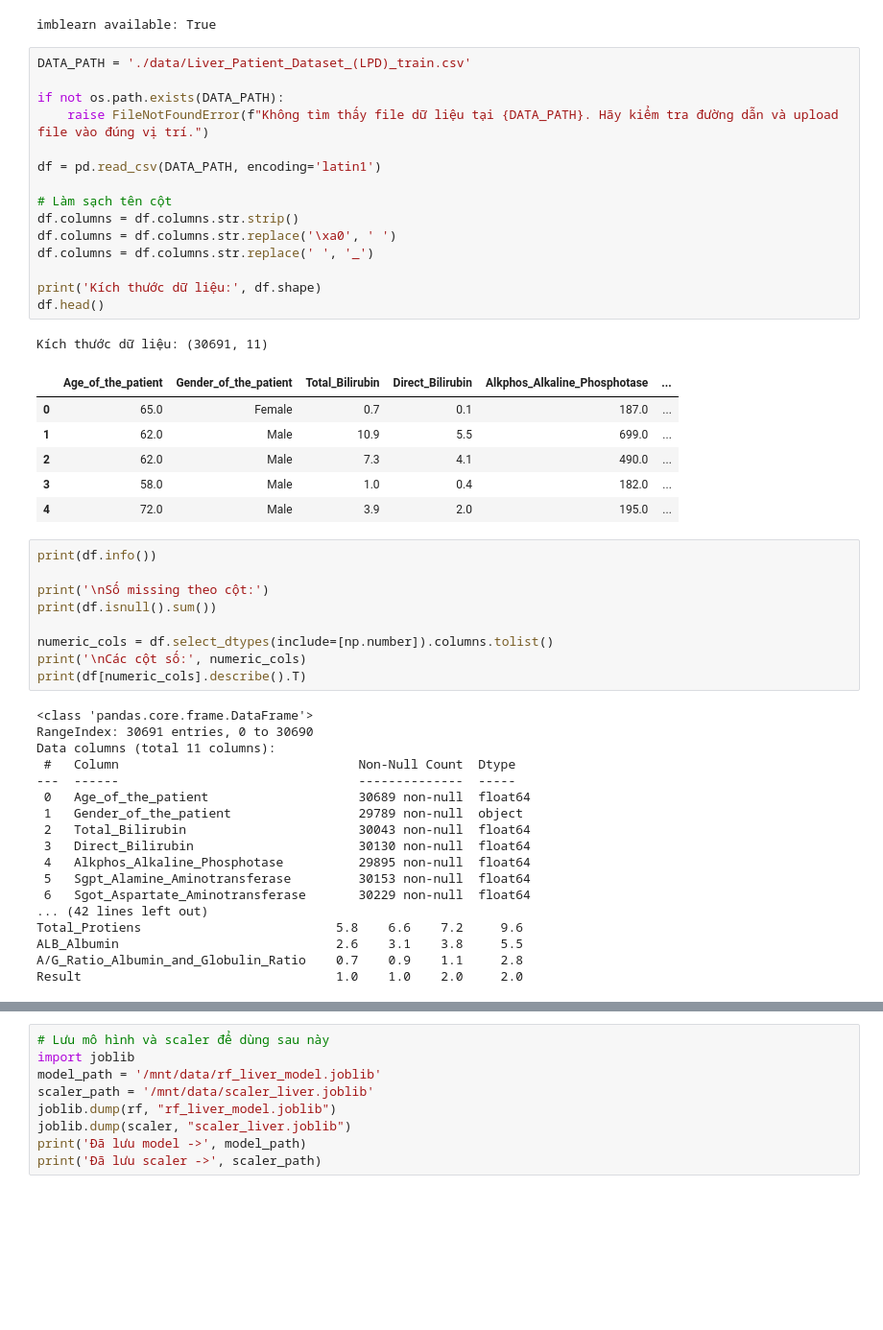
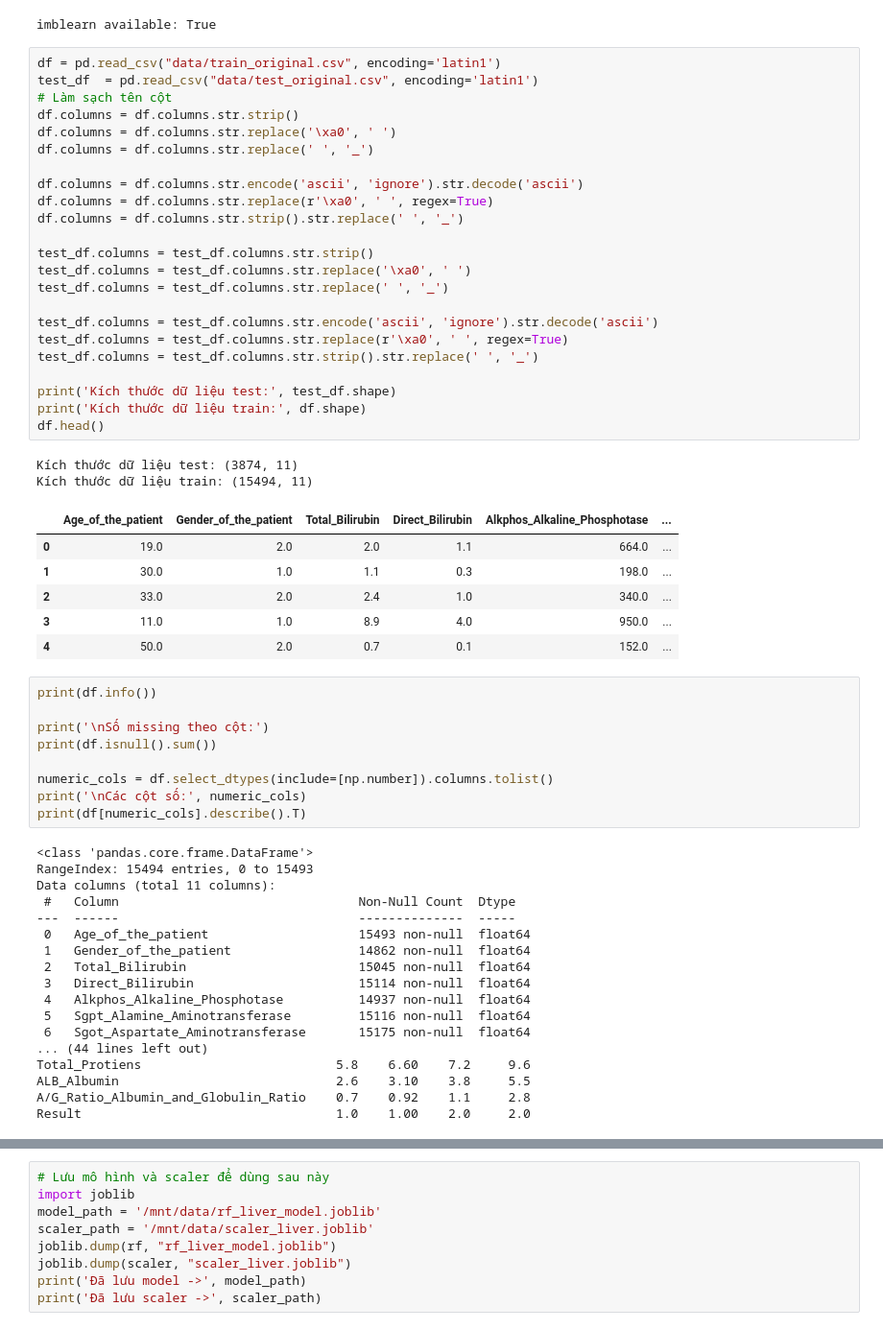
Before and after one commit to supernewbiecoder/DuDoanBenhGanDuaTrenDuLieu_KNN, a Jupyter notebook: liver_classification_notebook.ipynb, the cells around one changed output, grey strips where cells are left out. Shown at 96% size. Cells and saved outputs as stored; diff of their text form; blank space fills up the shorter version.

Commit message:
use same train and test data

```diff
--- a/liver_classification_notebook.ipynb
+++ b/liver_classification_notebook.ipynb
@@ -35,28 +35,37 @@ print('imblearn available:', imblearn_available)
 # %% [output]
 imblearn available: True
 # %%
-DATA_PATH = './data/Liver_Patient_Dataset_(LPD)_train.csv'
-
-if not os.path.exists(DATA_PATH):
-    raise FileNotFoundError(f"Không tìm thấy file dữ liệu tại {DATA_PATH}. Hãy kiểm tra đường dẫn và upload file vào đúng vị trí.")
-
-df = pd.read_csv(DATA_PATH, encoding='latin1')
-
+df = pd.read_csv("data/train_original.csv", encoding='latin1')
+test_df  = pd.read_csv("data/test_original.csv", encoding='latin1')
 # Làm sạch tên cột
 df.columns = df.columns.str.strip()
 df.columns = df.columns.str.replace('\xa0', ' ')
 df.columns = df.columns.str.replace(' ', '_')
 
-print('Kích thước dữ liệu:', df.shape)
+df.columns = df.columns.str.encode('ascii', 'ignore').str.decode('ascii')
+df.columns = df.columns.str.replace(r'\xa0', ' ', regex=True)
+df.columns = df.columns.str.strip().str.replace(' ', '_')
+
+test_df.columns = test_df.columns.str.strip()
+test_df.columns = test_df.columns.str.replace('\xa0', ' ')
+test_df.columns = test_df.columns.str.replace(' ', '_')
+
+test_df.columns = test_df.columns.str.encode('ascii', 'ignore').str.decode('ascii')
+test_df.columns = test_df.columns.str.replace(r'\xa0', ' ', regex=True)
+test_df.columns = test_df.columns.str.strip().str.replace(' ', '_')
+
+print('Kích thước dữ liệu test:', test_df.shape)
+print('Kích thước dữ liệu train:', df.shape)
 df.head()
 # %% [output]
-Kích thước dữ liệu: (30691, 11)
+Kích thước dữ liệu test: (3874, 11)
+Kích thước dữ liệu train: (15494, 11)
 |  | Age_of_the_patient | Gender_of_the_patient | Total_Bilirubin | Direct_Bilirubin | Alkphos_Alkaline_Phosphotase | ... |
-| 0 | 65.0 | Female | 0.7 | 0.1 | 187.0 | ... |
-| 1 | 62.0 | Male | 10.9 | 5.5 | 699.0 | ... |
-| 2 | 62.0 | Male | 7.3 | 4.1 | 490.0 | ... |
-| 3 | 58.0 | Male | 1.0 | 0.4 | 182.0 | ... |
-| 4 | 72.0 | Male | 3.9 | 2.0 | 195.0 | ... |
+| 0 | 19.0 | 2.0 | 2.0 | 1.1 | 664.0 | ... |
+| 1 | 30.0 | 1.0 | 1.1 | 0.3 | 198.0 | ... |
+| 2 | 33.0 | 2.0 | 2.4 | 1.0 | 340.0 | ... |
+| 3 | 11.0 | 1.0 | 8.9 | 4.0 | 950.0 | ... |
+| 4 | 50.0 | 2.0 | 0.7 | 0.1 | 152.0 | ... |
 # %%
 print(df.info())
 
@@ -68,21 +77,21 @@ print('\nCác cột số:', numeric_cols)
 print(df[numeric_cols].describe().T)
 # %% [output]
 <class 'pandas.core.frame.DataFrame'>
-RangeIndex: 30691 entries, 0 to 30690
+RangeIndex: 15494 entries, 0 to 15493
 Data columns (total 11 columns):
  #   Column                                Non-Null Count  Dtype
 ---  ------                                --------------  -----
- 0   Age_of_the_patient                    30689 non-null  float64
- 1   Gender_of_the_patient                 29789 non-null  object
- 2   Total_Bilirubin                       30043 non-null  float64
- 3   Direct_Bilirubin                      30130 non-null  float64
- 4   Alkphos_Alkaline_Phosphotase          29895 non-null  float64
- 5   Sgpt_Alamine_Aminotransferase         30153 non-null  float64
- 6   Sgot_Aspartate_Aminotransferase       30229 non-null  float64
-... (42 lines left out)
-Total_Protiens                          5.8    6.6    7.2     9.6
-ALB_Albumin                             2.6    3.1    3.8     5.5
-A/G_Ratio_Albumin_and_Globulin_Ratio    0.7    0.9    1.1     2.8
-Result                                  1.0    1.0    2.0     2.0
+ 0   Age_of_the_patient                    15493 non-null  float64
+ 1   Gender_of_the_patient                 14862 non-null  float64
+ 2   Total_Bilirubin                       15045 non-null  float64
+ 3   Direct_Bilirubin                      15114 non-null  float64
+ 4   Alkphos_Alkaline_Phosphotase          14937 non-null  float64
+ 5   Sgpt_Alamine_Aminotransferase         15116 non-null  float64
+ 6   Sgot_Aspartate_Aminotransferase       15175 non-null  float64
+... (44 lines left out)
+Total_Protiens                          5.8    6.60    7.2     9.6
+ALB_Albumin                             2.6    3.10    3.8     5.5
+A/G_Ratio_Albumin_and_Globulin_Ratio    0.7    0.92    1.1     2.8
+Result                                  1.0    1.00    2.0     2.0
 # %%
 data = df.copy()
```
Also changed, not shown: parts of 7 cells of this notebook, 6 other files.
